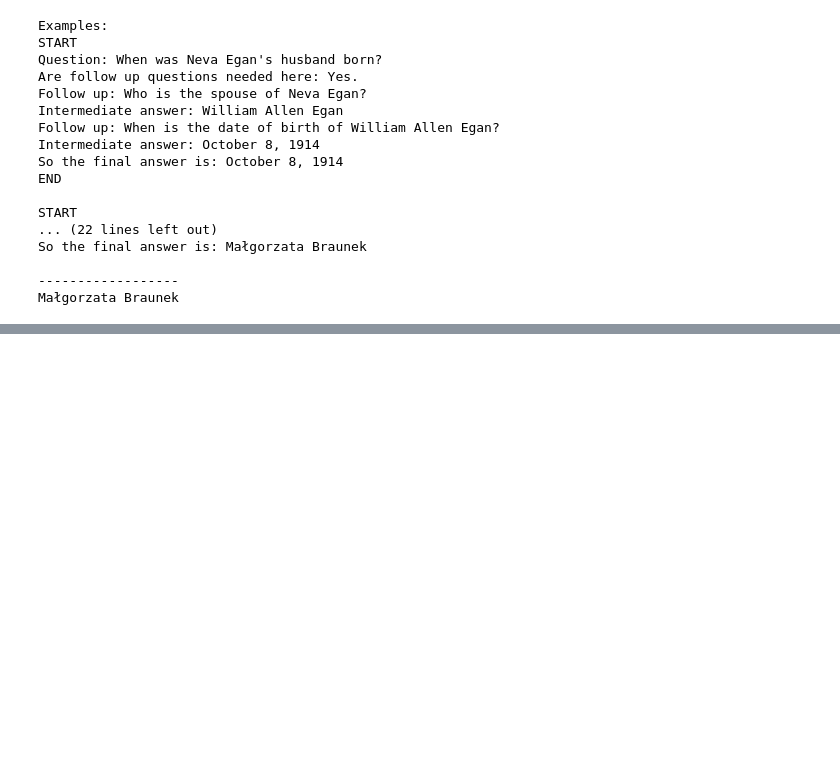
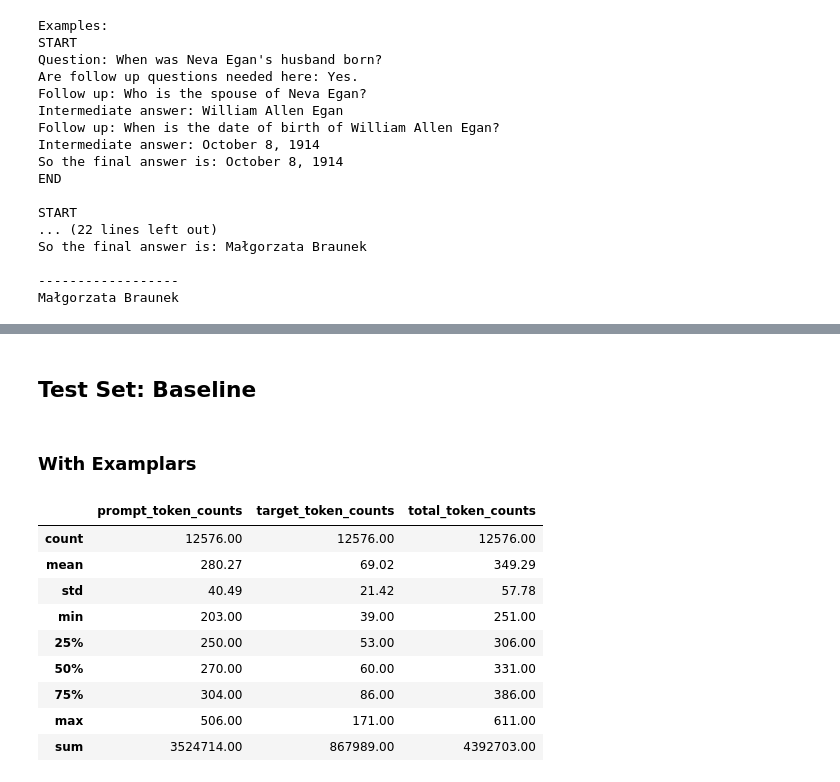
Before and after one commit to RichardMathewsII/compositional-reasoning-finetuning, a Jupyter notebook: analyze_splits.ipynb, the cells around one changed output, grey strips where cells are left out. Cells and saved outputs as stored; diff of their text form; code cells hidden in the pictures; blank space fills up the shorter version.

```diff
--- a/analyze_splits.ipynb
+++ b/analyze_splits.ipynb
@@ -394,0 +388,19 @@ Małgorzata Braunek
+# %% [markdown]
+## Test Set: Baseline
+# %% [markdown]
+### With Examplars
+# %%
+squad_test_counts = extract_token_counts("baseline", "test", examplars=True)
+squad_test_stats = summarize_token_counts(squad_test_counts)
+squad_test_stats
+# %% [output]
+|  | prompt_token_counts | target_token_counts | total_token_counts |
+| count | 12576.00 | 12576.00 | 12576.00 |
+| mean | 280.27 | 69.02 | 349.29 |
+| std | 40.49 | 21.42 | 57.78 |
+| min | 203.00 | 39.00 | 251.00 |
+| 25% | 250.00 | 53.00 | 306.00 |
+| 50% | 270.00 | 60.00 | 331.00 |
+| 75% | 304.00 | 86.00 | 386.00 |
+| max | 506.00 | 171.00 | 611.00 |
+| sum | 3524714.00 | 867989.00 | 4392703.00 |
```
Also changed, not shown: parts of 20 cells of this notebook, 4 other files.
